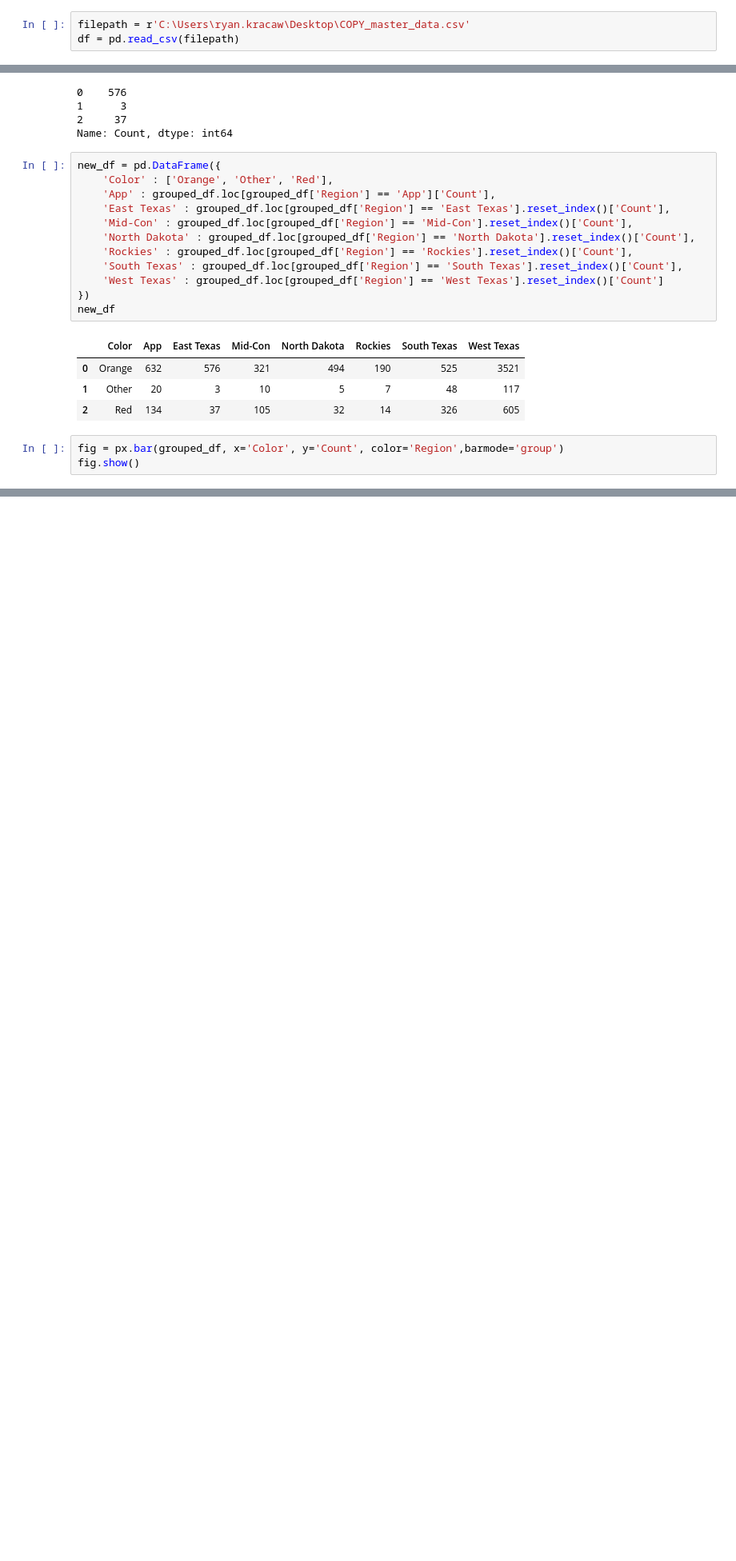
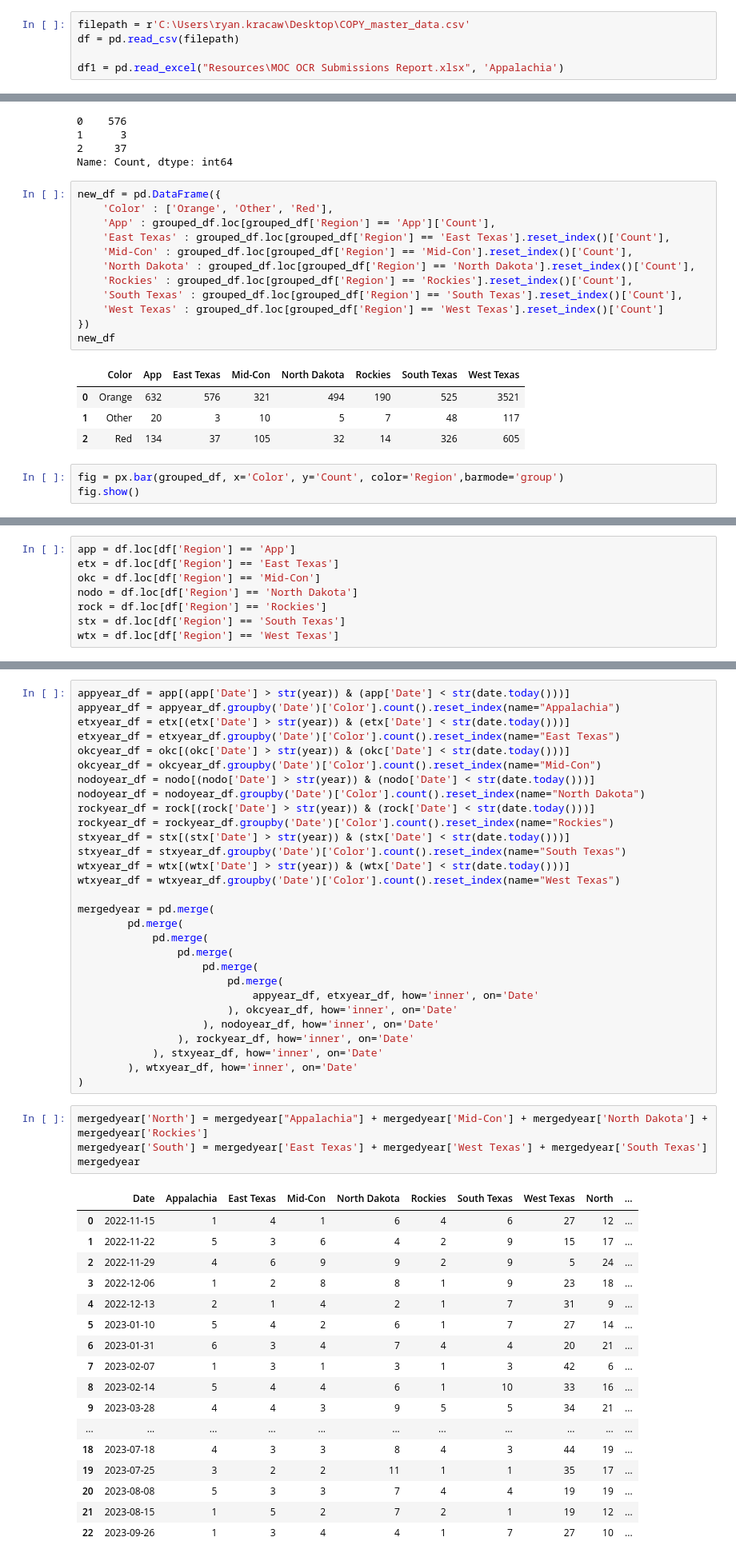
Before and after one commit to ryankracaw/MOC_project, a Jupyter notebook: MOC_visualizations.ipynb, the cells around one changed output, grey strips where cells are left out. Shown at 80% size. Saved outputs shown, nothing was run; the diff lists cells and outputs as text; blank space fills up the shorter version.

```diff
--- a/MOC_visualizations.ipynb
+++ b/MOC_visualizations.ipynb
@@ -4,6 +7,8 @@ import plotly.express as px
 # %%
 filepath = r'C:\Users\ryan.kracaw\Desktop\COPY_master_data.csv'
 df = pd.read_csv(filepath)
+
+df1 = pd.read_excel("Resources\MOC OCR Submissions Report.xlsx", 'Appalachia')
 # %%
 app = df.loc[df['Region'] == 'App']
 red_app = app.loc[app['Color'] == 'Red']
@@ -98 +72,9 @@ fig = px.line(dates, x='Date', y='Color', markers=True)
 fig.show()
+# %%
+app = df.loc[df['Region'] == 'App']
+etx = df.loc[df['Region'] == 'East Texas']
+okc = df.loc[df['Region'] == 'Mid-Con']
+nodo = df.loc[df['Region'] == 'North Dakota']
+rock = df.loc[df['Region'] == 'Rockies']
+stx = df.loc[df['Region'] == 'South Texas']
+wtx = df.loc[df['Region'] == 'West Texas']
@@ -98,0 +177,51 @@ fig.show()
+# %%
+appyear_df = app[(app['Date'] > str(year)) & (app['Date'] < str(date.today()))]
+appyear_df = appyear_df.groupby('Date')['Color'].count().reset_index(name="Appalachia")
+etxyear_df = etx[(etx['Date'] > str(year)) & (etx['Date'] < str(date.today()))]
+etxyear_df = etxyear_df.groupby('Date')['Color'].count().reset_index(name="East Texas")
+okcyear_df = okc[(okc['Date'] > str(year)) & (okc['Date'] < str(date.today()))]
+okcyear_df = okcyear_df.groupby('Date')['Color'].count().reset_index(name="Mid-Con")
+nodoyear_df = nodo[(nodo['Date'] > str(year)) & (nodo['Date'] < str(date.today()))]
+nodoyear_df = nodoyear_df.groupby('Date')['Color'].count().reset_index(name="North Dakota")
+rockyear_df = rock[(rock['Date'] > str(year)) & (rock['Date'] < str(date.today()))]
+rockyear_df = rockyear_df.groupby('Date')['Color'].count().reset_index(name="Rockies")
+stxyear_df = stx[(stx['Date'] > str(year)) & (stx['Date'] < str(date.today()))]
+stxyear_df = stxyear_df.groupby('Date')['Color'].count().reset_index(name="South Texas")
+wtxyear_df = wtx[(wtx['Date'] > str(year)) & (wtx['Date'] < str(date.today()))]
+wtxyear_df = wtxyear_df.groupby('Date')['Color'].count().reset_index(name="West Texas")
+
+mergedyear = pd.merge(
+        pd.merge(
+            pd.merge(
+                pd.merge(
+                    pd.merge(
+                        pd.merge(
+                            appyear_df, etxyear_df, how='inner', on='Date'
+                        ), okcyear_df, how='inner', on='Date'
+                    ), nodoyear_df, how='inner', on='Date'
+                ), rockyear_df, how='inner', on='Date'
+            ), stxyear_df, how='inner', on='Date'
+        ), wtxyear_df, how='inner', on='Date'
+)
+# %%
+mergedyear['North'] = mergedyear["Appalachia"] + mergedyear['Mid-Con'] + mergedyear['North Dakota'] + mergedyear['Rockies']
+mergedyear['South'] = mergedyear['East Texas'] + mergedyear['West Texas'] + mergedyear['South Texas']
+mergedyear
+# %% [output]
+|  | Date | Appalachia | East Texas | Mid-Con | North Dakota | Rockies | South Texas | West Texas | North | ... |
+| 0 | 2022-11-15 | 1 | 4 | 1 | 6 | 4 | 6 | 27 | 12 | ... |
+| 1 | 2022-11-22 | 5 | 3 | 6 | 4 | 2 | 9 | 15 | 17 | ... |
+| 2 | 2022-11-29 | 4 | 6 | 9 | 9 | 2 | 9 | 5 | 24 | ... |
+| 3 | 2022-12-06 | 1 | 2 | 8 | 8 | 1 | 9 | 23 | 18 | ... |
+| 4 | 2022-12-13 | 2 | 1 | 4 | 2 | 1 | 7 | 31 | 9 | ... |
+| 5 | 2023-01-10 | 5 | 4 | 2 | 6 | 1 | 7 | 27 | 14 | ... |
+| 6 | 2023-01-31 | 6 | 3 | 4 | 7 | 4 | 4 | 20 | 21 | ... |
+| 7 | 2023-02-07 | 1 | 3 | 1 | 3 | 1 | 3 | 42 | 6 | ... |
+| 8 | 2023-02-14 | 5 | 4 | 4 | 6 | 1 | 10 | 33 | 16 | ... |
+| 9 | 2023-03-28 | 4 | 4 | 3 | 9 | 5 | 5 | 34 | 21 | ... |
+| ... | ... | ... | ... | ... | ... | ... | ... | ... | ... | ... |
+| 18 | 2023-07-18 | 4 | 3 | 3 | 8 | 4 | 3 | 44 | 19 | ... |
+| 19 | 2023-07-25 | 3 | 2 | 2 | 11 | 1 | 1 | 35 | 17 | ... |
+| 20 | 2023-08-08 | 5 | 3 | 3 | 7 | 4 | 4 | 19 | 19 | ... |
+| 21 | 2023-08-15 | 1 | 5 | 2 | 7 | 2 | 1 | 19 | 12 | ... |
+| 22 | 2023-09-26 | 1 | 3 | 4 | 4 | 1 | 7 | 27 | 10 | ... |
```
Also changed, not shown: parts of 15 cells of this notebook, 5 other files.
